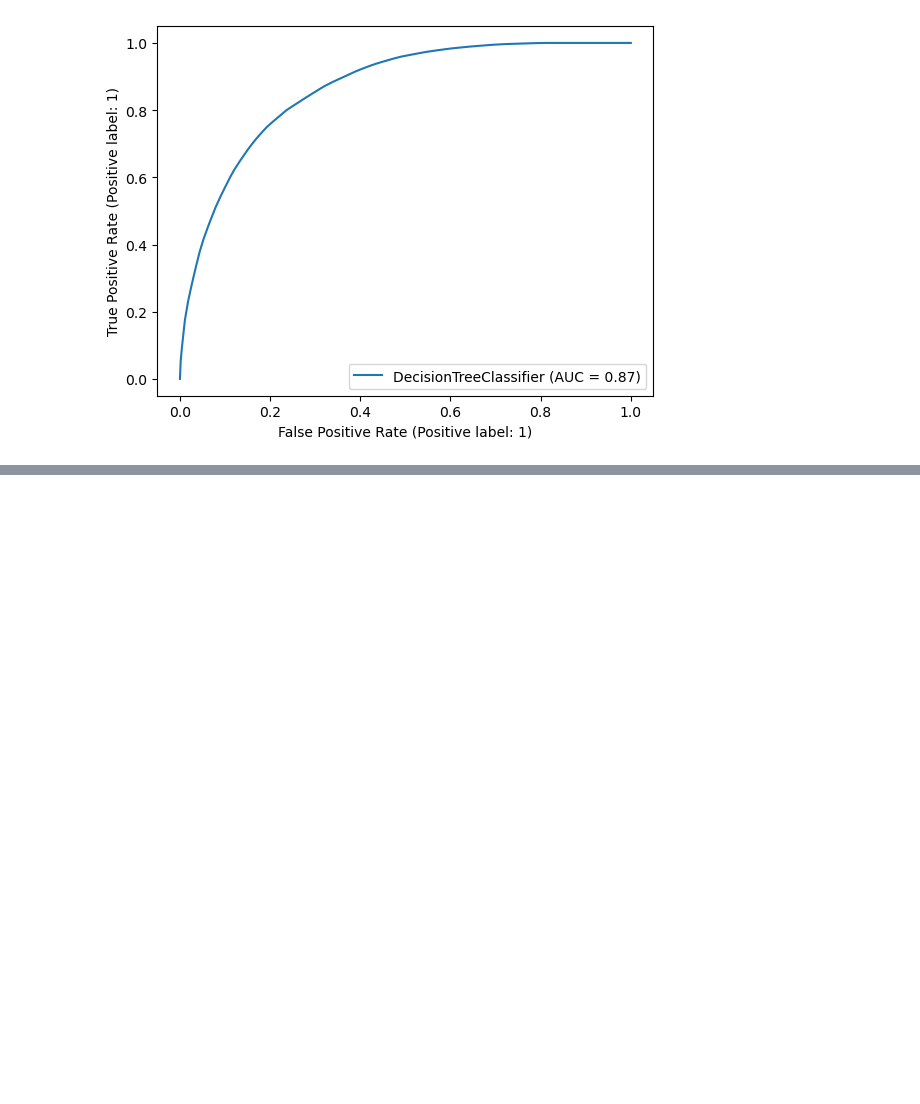
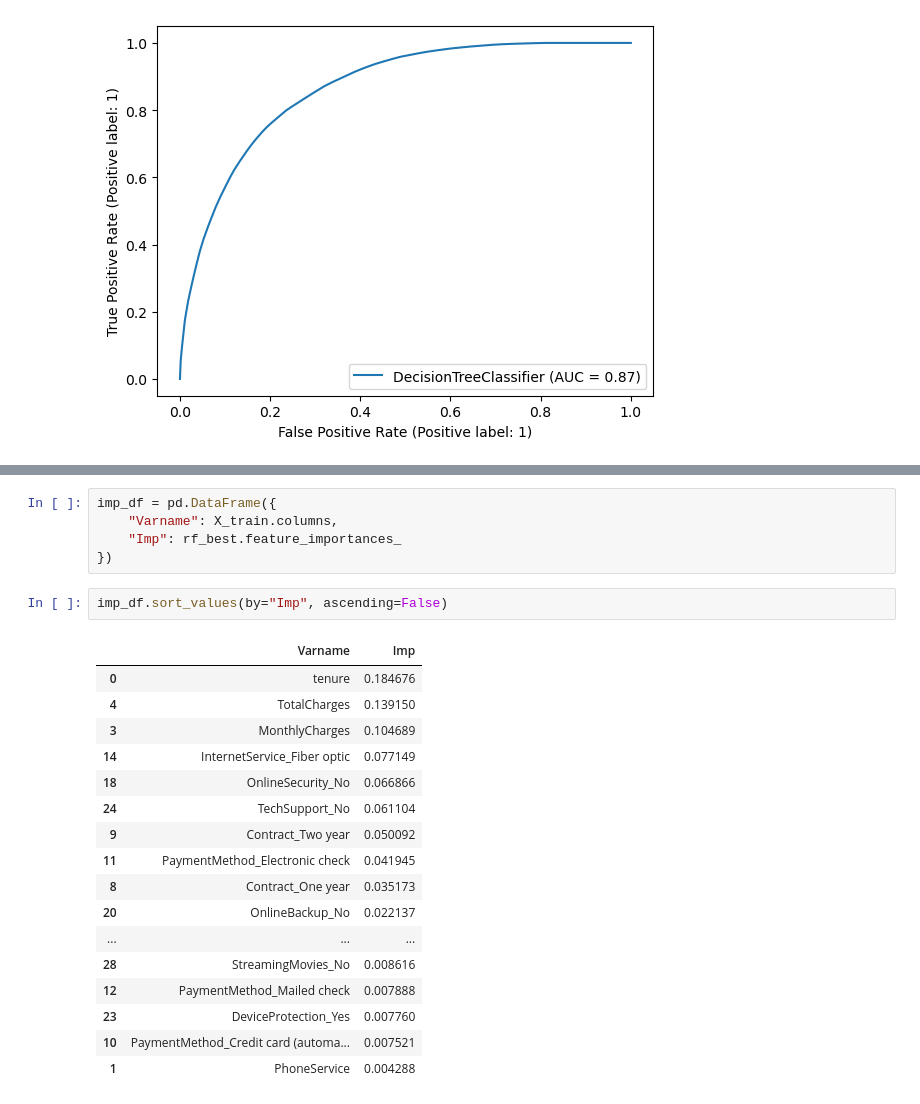
Before and after one commit to Ashik-Mohammed-S/Telecom_Churn_prediction, a Jupyter notebook: Model.ipynb, the cells around one changed output, grey strips where cells are left out. Drawn from its saved outputs; the diff is of its cells as text; blank space fills up the shorter version.

Commit message:
feature_importance

```diff
--- a/Model.ipynb
+++ b/Model.ipynb
@@ -1158,0 +1232,25 @@ plt.show()
+# %%
+imp_df = pd.DataFrame({
+    "Varname": X_train.columns,
+    "Imp": rf_best.feature_importances_
+})
+# %%
+imp_df.sort_values(by="Imp", ascending=False)
+# %% [output]
+|  | Varname | Imp |
+| 0 | tenure | 0.184676 |
+| 4 | TotalCharges | 0.139150 |
+| 3 | MonthlyCharges | 0.104689 |
+| 14 | InternetService_Fiber optic | 0.077149 |
+| 18 | OnlineSecurity_No | 0.066866 |
+| 24 | TechSupport_No | 0.061104 |
+| 9 | Contract_Two year | 0.050092 |
+| 11 | PaymentMethod_Electronic check | 0.041945 |
+| 8 | Contract_One year | 0.035173 |
+| 20 | OnlineBackup_No | 0.022137 |
+| ... | ... | ... |
+| 28 | StreamingMovies_No | 0.008616 |
+| 12 | PaymentMethod_Mailed check | 0.007888 |
+| 23 | DeviceProtection_Yes | 0.007760 |
+| 10 | PaymentMethod_Credit card (automa... | 0.007521 |
+| 1 | PhoneService | 0.004288 |
```
Also changed, not shown: parts of 15 cells of this notebook.
